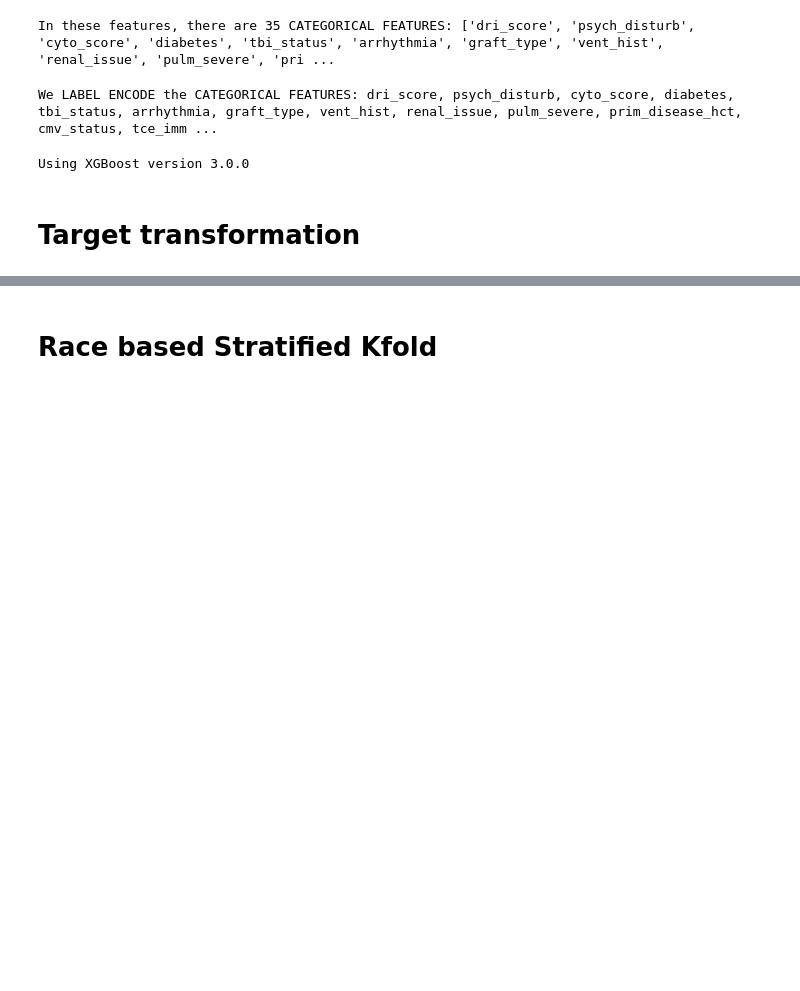
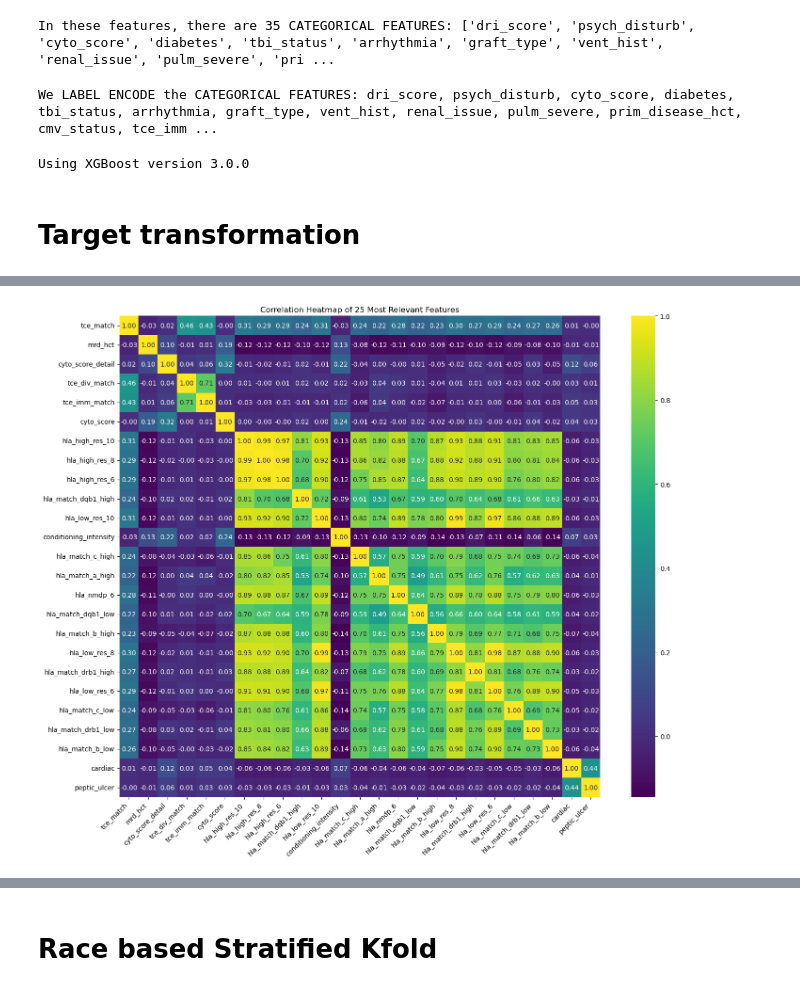
Before and after one commit to Ana-Jasso/SIC_2024, a Jupyter notebook: ProyectoFinal/completo.ipynb, the cells around one changed output, grey strips where cells are left out. Saved outputs shown, nothing was run; the diff lists cells and outputs as text; code cells hidden in the pictures; blank space fills up the shorter version.

```diff
--- a/ProyectoFinal/completo.ipynb
+++ b/ProyectoFinal/completo.ipynb
@@ -112,0 +122,28 @@ plt.show()
+# %%
+# Select the 25 most relevant columns based on feature importance
+most_relevant_cols = [
+    'tce_match', 'mrd_hct', 'cyto_score_detail', 'tce_div_match', 'tce_imm_match',
+    'cyto_score', 'hla_high_res_10', 'hla_high_res_8', 'hla_high_res_6',
+    'hla_match_dqb1_high', 'hla_low_res_10', 'conditioning_intensity',
+    'hla_match_c_high', 'hla_match_a_high', 'hla_nmdp_6', 'hla_match_dqb1_low',
+    'hla_match_b_high', 'hla_low_res_8', 'hla_match_drb1_high', 'hla_low_res_6',
+    'hla_match_c_low', 'hla_match_drb1_low', 'hla_match_b_low', 'cardiac',
+    'peptic_ulcer'
+]
+
+# Create a new DataFrame with only the selected features
+df_selected = train[most_relevant_cols]
+
+# Calculate the correlation matrix
+corr_matrix = df_selected.corr()
+
+# Create the heatmap
+plt.figure(figsize=(15, 12))
+sns.heatmap(corr_matrix, annot=True, cmap='viridis', fmt='.2f', square=True)
+plt.title('Correlation Heatmap of 25 Most Relevant Features')
+plt.xticks(rotation=45, ha='right')
+plt.yticks(rotation=0)
+plt.tight_layout()
+plt.show()
+# %% [output]
+[figure, added]
```
Also changed, not shown: parts of 11 cells of this notebook, 2 other files.
